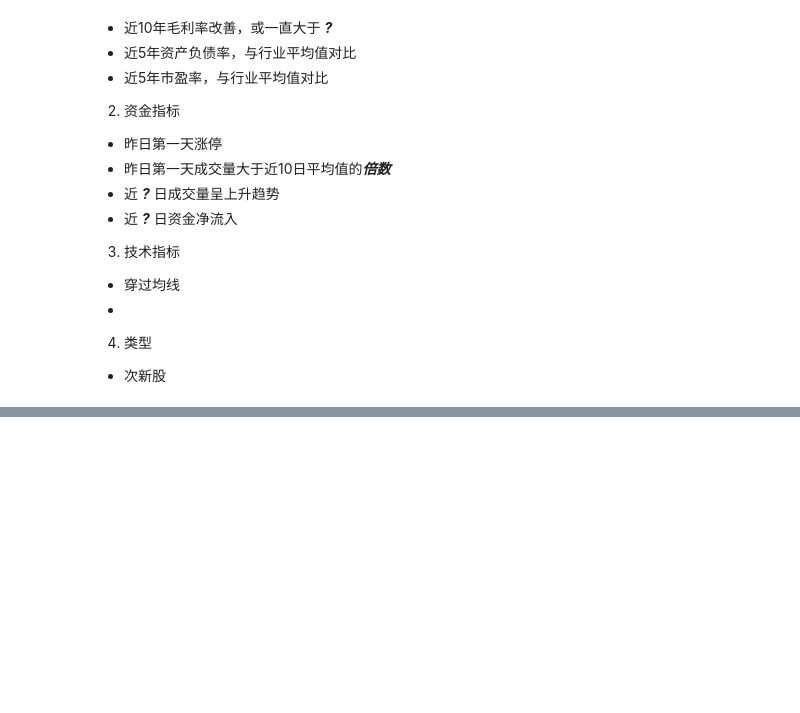
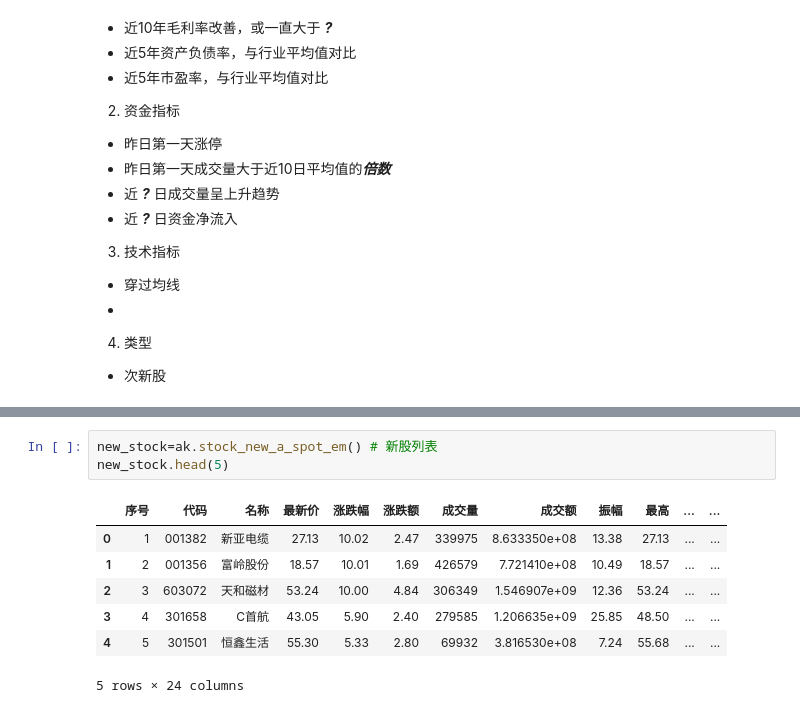
Before and after one commit to ddfightliu/codespaces-jupyter, a Jupyter notebook: notebooks/economy/stocks.ipynb, the cells around one changed output, grey strips where cells are left out. Drawn from its saved outputs; the diff is of its cells as text; blank space fills up the shorter version.

```diff
--- a/notebooks/economy/stocks.ipynb
+++ b/notebooks/economy/stocks.ipynb
@@ -152,0 +261,11 @@ kchart.plot_aks(symbol='000005',period='monthly').render_notebook()
+# %%
+new_stock=ak.stock_new_a_spot_em() # 新股列表
+new_stock.head(5)
+# %% [output]
+|  | 序号 | 代码 | 名称 | 最新价 | 涨跌幅 | 涨跌额 | 成交量 | 成交额 | 振幅 | 最高 | ... | ... |
+| 0 | 1 | 001382 | 新亚电缆 | 27.13 | 10.02 | 2.47 | 339975 | 8.633350e+08 | 13.38 | 27.13 | ... | ... |
+| 1 | 2 | 001356 | 富岭股份 | 18.57 | 10.01 | 1.69 | 426579 | 7.721410e+08 | 10.49 | 18.57 | ... | ... |
+| 2 | 3 | 603072 | 天和磁材 | 53.24 | 10.00 | 4.84 | 306349 | 1.546907e+09 | 12.36 | 53.24 | ... | ... |
+| 3 | 4 | 301658 | C首航 | 43.05 | 5.90 | 2.40 | 279585 | 1.206635e+09 | 25.85 | 48.50 | ... | ... |
+| 4 | 5 | 301501 | 恒鑫生活 | 55.30 | 5.33 | 2.80 | 69932 | 3.816530e+08 | 7.24 | 55.68 | ... | ... |
+5 rows × 24 columns
```
Also changed, not shown: parts of 16 cells of this notebook.
